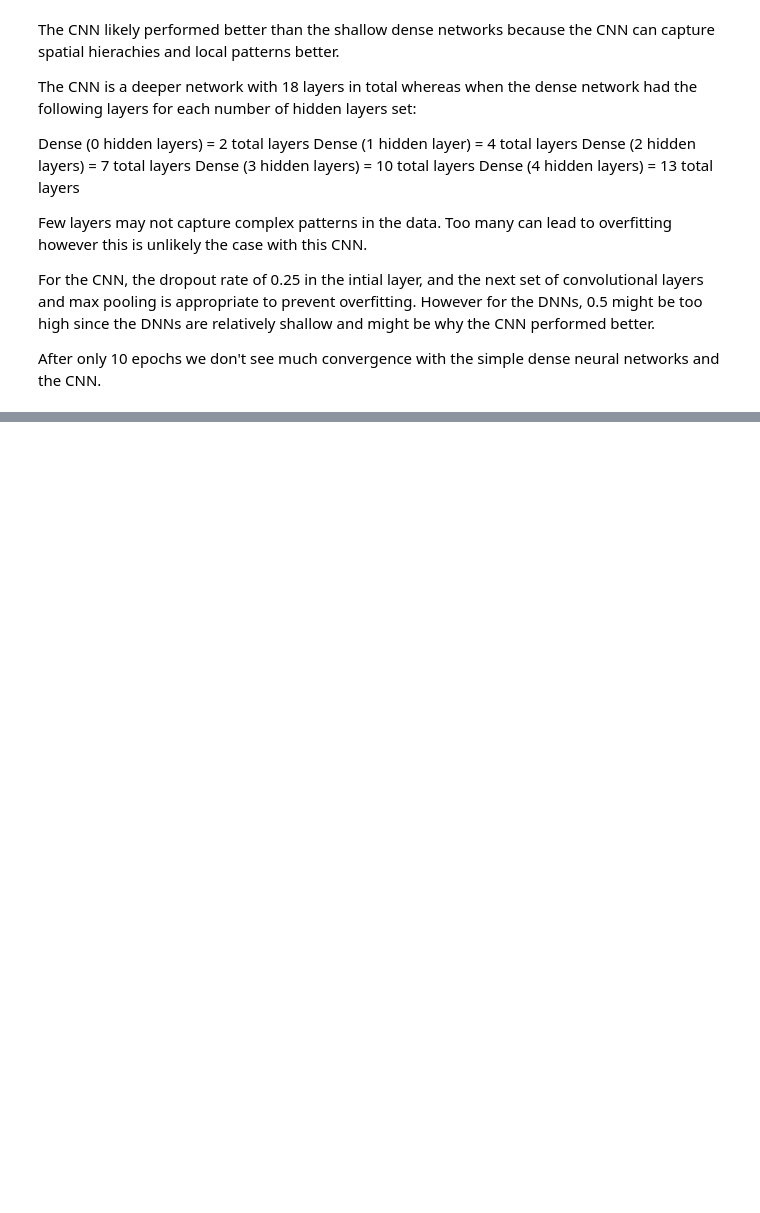
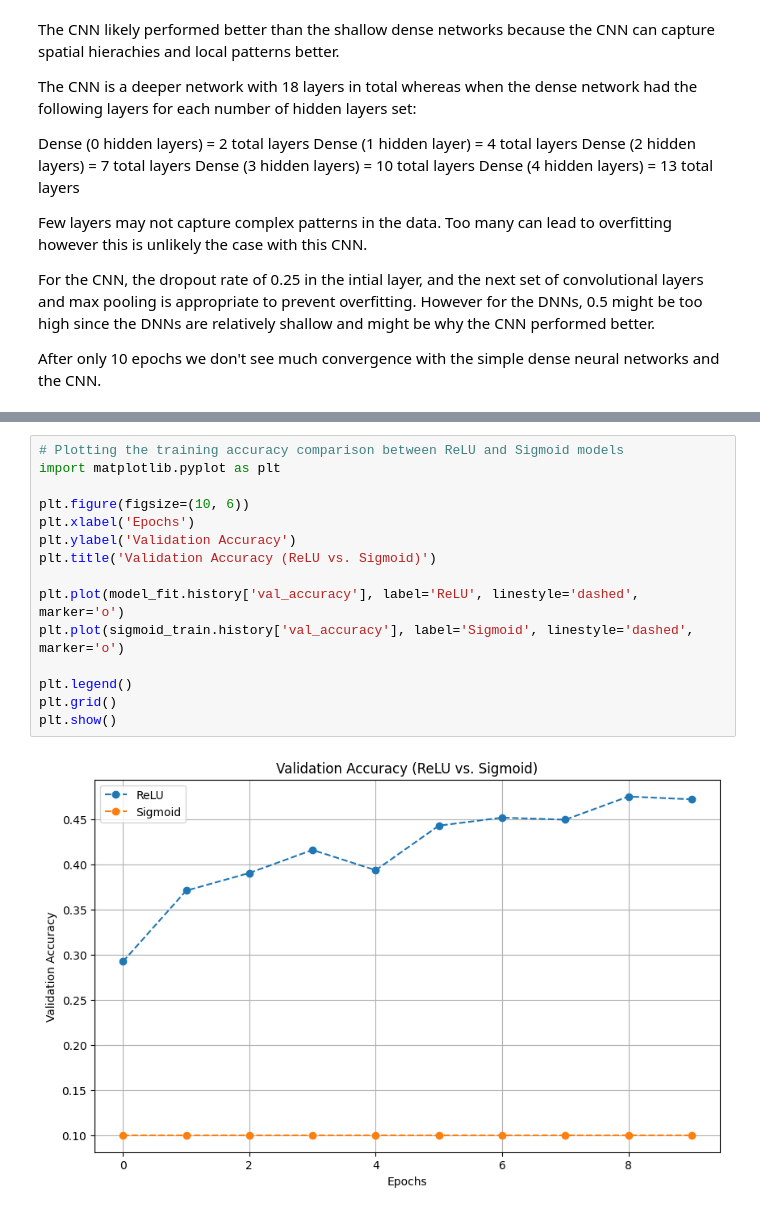
Before and after one commit to rosehemans/Understanding-and-Experimenting-with-Neural-Networks-on-CIFAR10-Data, a Jupyter notebook: Homework2.ipynb, the cells around one changed output, grey strips where cells are left out. Cells and saved outputs as stored; diff of their text form; blank space fills up the shorter version.

```diff
--- a/Homework2.ipynb
+++ b/Homework2.ipynb
@@ -247,0 +314,17 @@ After only 10 epochs we don't see much convergence with the simple dense neural
+# %%
+# Plotting the training accuracy comparison between ReLU and Sigmoid models
+import matplotlib.pyplot as plt
+
+plt.figure(figsize=(10, 6))
+plt.xlabel('Epochs')
+plt.ylabel('Validation Accuracy')
+plt.title('Validation Accuracy (ReLU vs. Sigmoid)')
+
+plt.plot(model_fit.history['val_accuracy'], label='ReLU', linestyle='dashed', marker='o')
+plt.plot(sigmoid_train.history['val_accuracy'], label='Sigmoid', linestyle='dashed', marker='o')
+
+plt.legend()
+plt.grid()
+plt.show()
+# %% [output]
+[figure, added]
```
Also changed, not shown: parts of 24 cells of this notebook.
